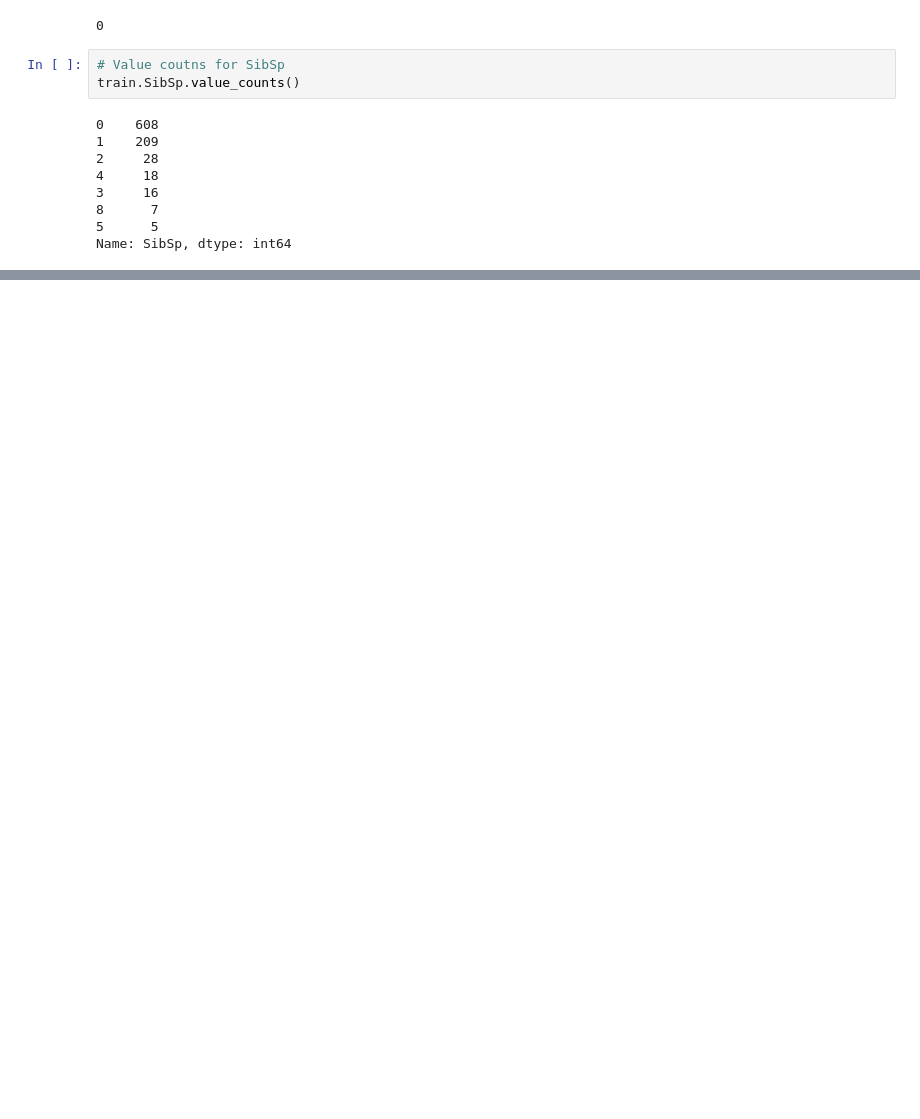
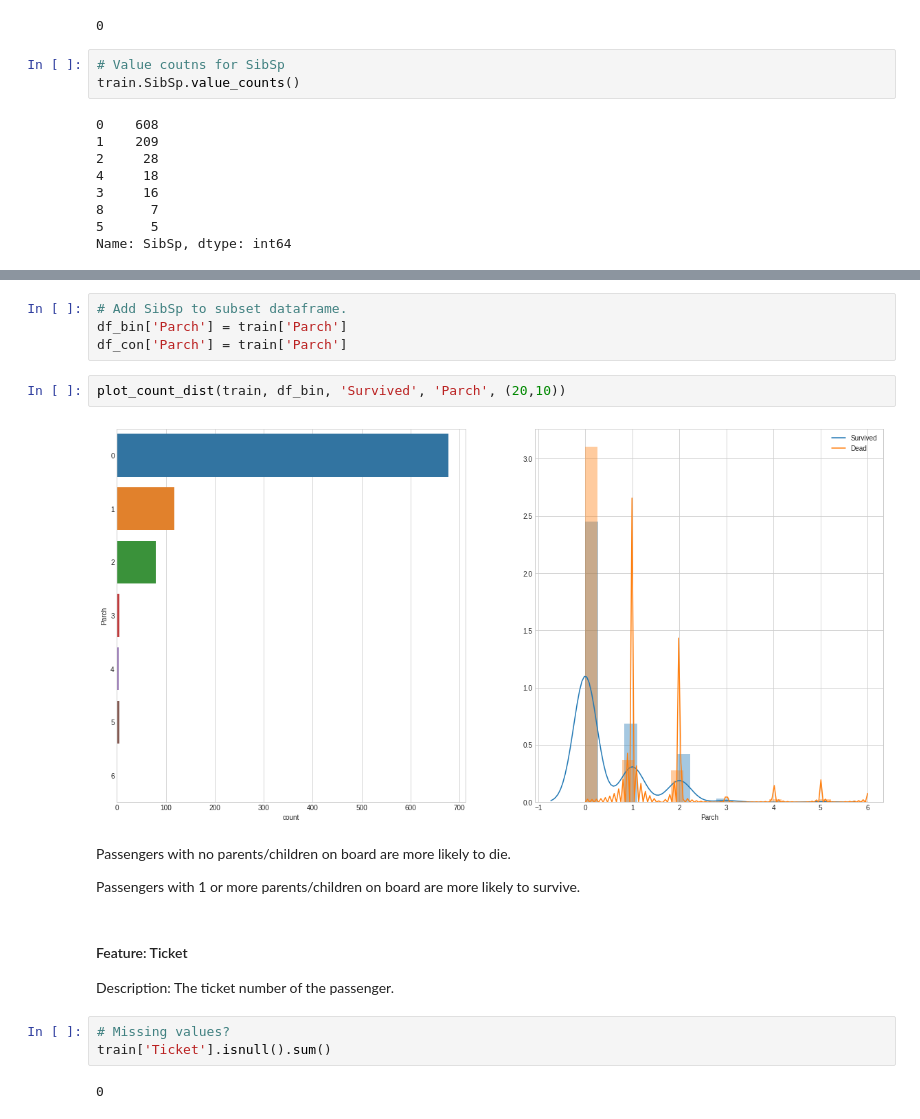
Before and after one commit to ikikika/data_science, a Jupyter notebook: titanic-kaggle/titanic_kaggle_2.ipynb, the cells around one changed output, grey strips where cells are left out. Drawn from its saved outputs; the diff is of its cells as text; blank space fills up the shorter version.

```diff
--- a/titanic-kaggle/titanic_kaggle_2.ipynb
+++ b/titanic-kaggle/titanic_kaggle_2.ipynb
@@ -313,0 +349,20 @@ Name: SibSp, dtype: int64
+# %%
+# Add SibSp to subset dataframe.
+df_bin['Parch'] = train['Parch']
+df_con['Parch'] = train['Parch']
+# %%
+plot_count_dist(train, df_bin, 'Survived', 'Parch', (20,10))
+# %% [output]
+[figure, added]
+# %% [markdown]
+Passengers with no parents/children on board are more likely to die.
+
+Passengers with 1 or more parents/children on board are more likely to survive.
+# %% [markdown]
+#### Feature: Ticket
+Description: The ticket number of the passenger.
+# %%
+# Missing values?
+train['Ticket'].isnull().sum()
+# %% [output]
+0
```
Also changed, not shown: parts of 27 cells of this notebook.
